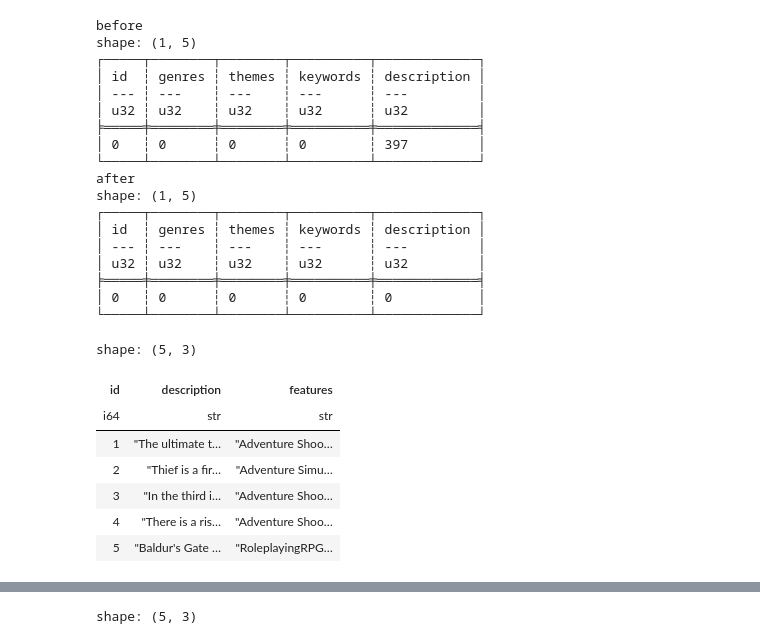
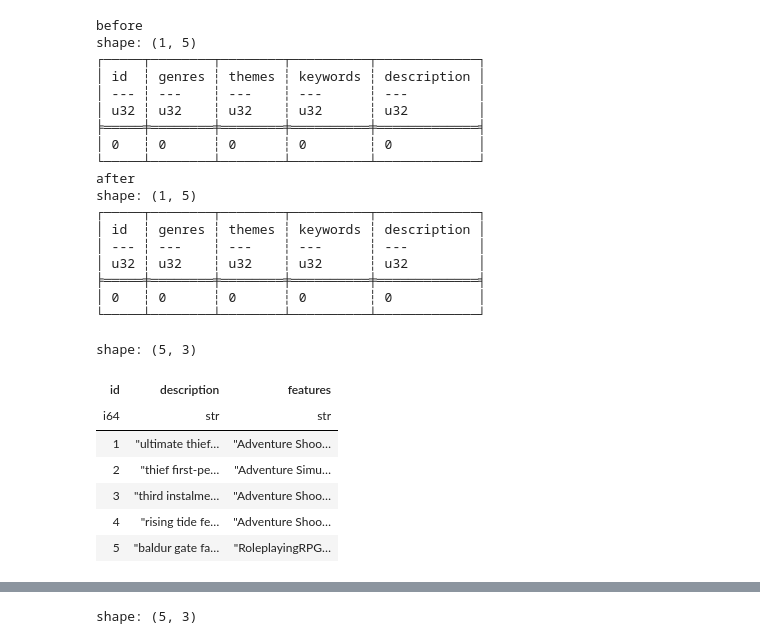
Before and after one commit to anekil/game-on, a Jupyter notebook: backend/website/recommendation/data_preprocess.ipynb, the cells around one changed output, grey strips where cells are left out. Drawn from its saved outputs; the diff is of its cells as text; code cells hidden in the pictures.

Commit message:
cleared description

```diff
--- a/backend/website/recommendation/data_preprocess.ipynb
+++ b/backend/website/recommendation/data_preprocess.ipynb
@@ -38,0 +65,15 @@ shape: (5, 6)
+# %%
+from nltk import word_tokenize
+from nltk.corpus import stopwords
+import string
+
+stopwords = set(stopwords.words('english')) | set(string.punctuation)
+
+def remove_stopwords(row):
+    words = ''.join([char for char in row if not char.isdigit()])
+    words = [i for i in word_tokenize(words.lower()) if i not in stopwords]
+    words = ' '.join([w for w in words if len(w) > 3])
+    return words
+
+remove_stopwords(
+    'The ultimate thief is back! Tread softly as you make your way through 15 new complex, non-linear levels full of loot to steal and guards to outsmart. Improved enemy AI, new gadgets and a riveting story will draw you into the world of Thief II: The Metal Age, a place of powerful new technologies, fanatical religions and corruption.')
@@ -39,32 +96,4 @@ shape: (5, 6)
 # %%
-from nltk import word_tokenize
-from nltk.corpus import stopwords
-import string
-
-features_df = full_df.with_columns([
-    pl.col("summary").fill_null("").str.replace("no info|none|No info|None", ""),
-    pl.col("storyline").fill_null("").str.replace("no info|none|No info|None", "")
-])
-features_df = features_df.with_columns(
-    pl.concat_str(
-        [
-            pl.col('summary'),
-            pl.col('storyline')
-        ],
-        separator=" "
-    ).alias("description")
-)
-features_df = features_df.drop(["summary", "storyline"])
-
-stopwords = stopwords.words('english') + string.punctuation
-
-def remove_stopwords(row):
-    return " ".join([i for i in word_tokenize(row.lower()) if i not in stopwords])
-
-features_df = features_df.with_columns([
-        pl.col('description').map_elements(lambda row: remove_stopwords(row))
-])
-
 features_df = features_df.with_columns([
     pl.when((pl.col('description').str.len_chars() == 1) | pl.col('description').str.starts_with("None None"))
     .then(None)
@@ -84,7 +113,7 @@ shape: (1, 5)
 │ --- ┆ ---    ┆ ---    ┆ ---      ┆ ---         │
 │ u32 ┆ u32    ┆ u32    ┆ u32      ┆ u32         │
 ╞═════╪════════╪════════╪══════════╪═════════════╡
-│ 0   ┆ 0      ┆ 0      ┆ 0        ┆ 397         │
+│ 0   ┆ 0      ┆ 0      ┆ 0        ┆ 0           │
 └─────┴────────┴────────┴──────────┴─────────────┘
 after
 shape: (1, 5)
@@ -97,29 +126,30 @@ shape: (1, 5)
 └─────┴────────┴────────┴──────────┴─────────────┘
 # %%
 def clean_and_join(row):
-    return " ".join(sorted(["".join(filter(str.isalpha, i)) for i in row]))
+    words = sorted(["".join(filter(str.isalpha, i)) for i in row])
+    return ' '.join([w for w in words if len(w)>3])
 
 features = ["genres", "themes", "keywords"]
 
 features_df = features_df.with_columns([
         pl.col(features).map_elements(lambda row: clean_and_join(row))
 ])
 
 features_df = features_df.with_columns(
      pl.concat_str(
         pl.col(features), separator=" "
     ).alias("features")
 )
 
 features_df = features_df.drop(features)
 
 features_df.head()
 # %% [output]
 shape: (5, 3)
 | id | description | features |
 | i64 | str | str |
-| 1 | "The ultimate t… | "Adventure Shoo… |
-| 2 | "Thief is a fir… | "Adventure Simu… |
-| 3 | "In the third i… | "Adventure Shoo… |
-| 4 | "There is a ris… | "Adventure Shoo… |
-| 5 | "Baldur's Gate … | "RoleplayingRPG… |
+| 1 | "ultimate thief… | "Adventure Shoo… |
+| 2 | "thief first-pe… | "Adventure Simu… |
+| 3 | "third instalme… | "Adventure Shoo… |
+| 4 | "rising tide fe… | "Adventure Shoo… |
+| 5 | "baldur gate fa… | "RoleplayingRPG… |
```
Also changed, not shown: parts of 13 cells of this notebook.
